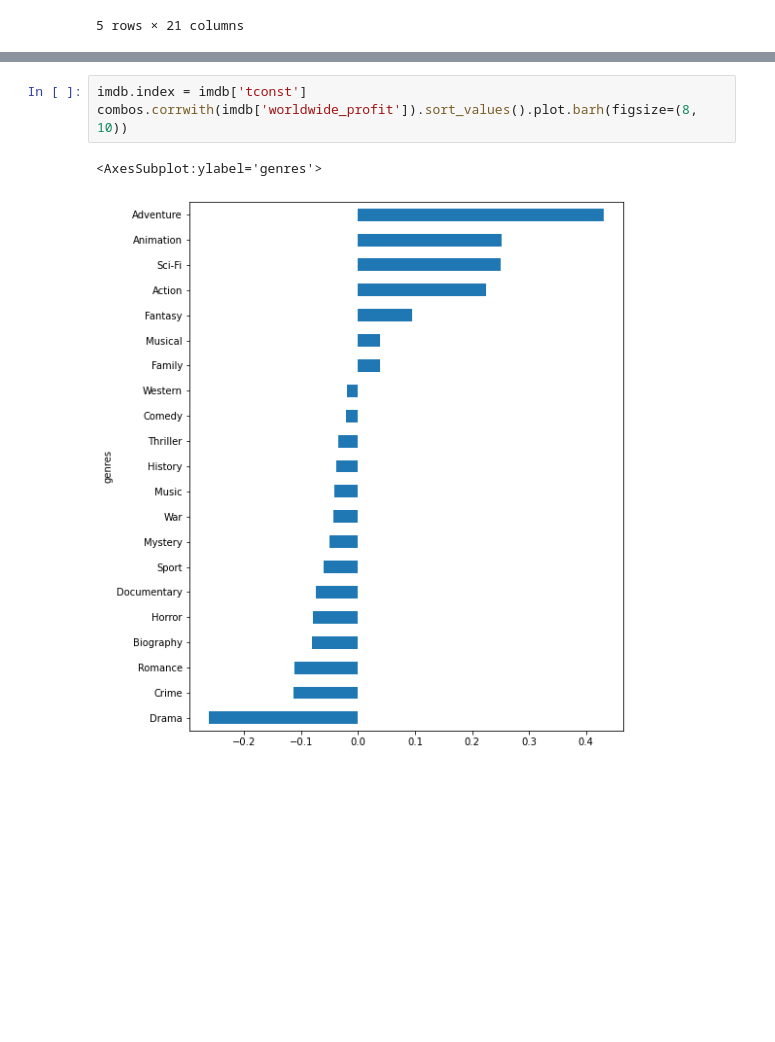
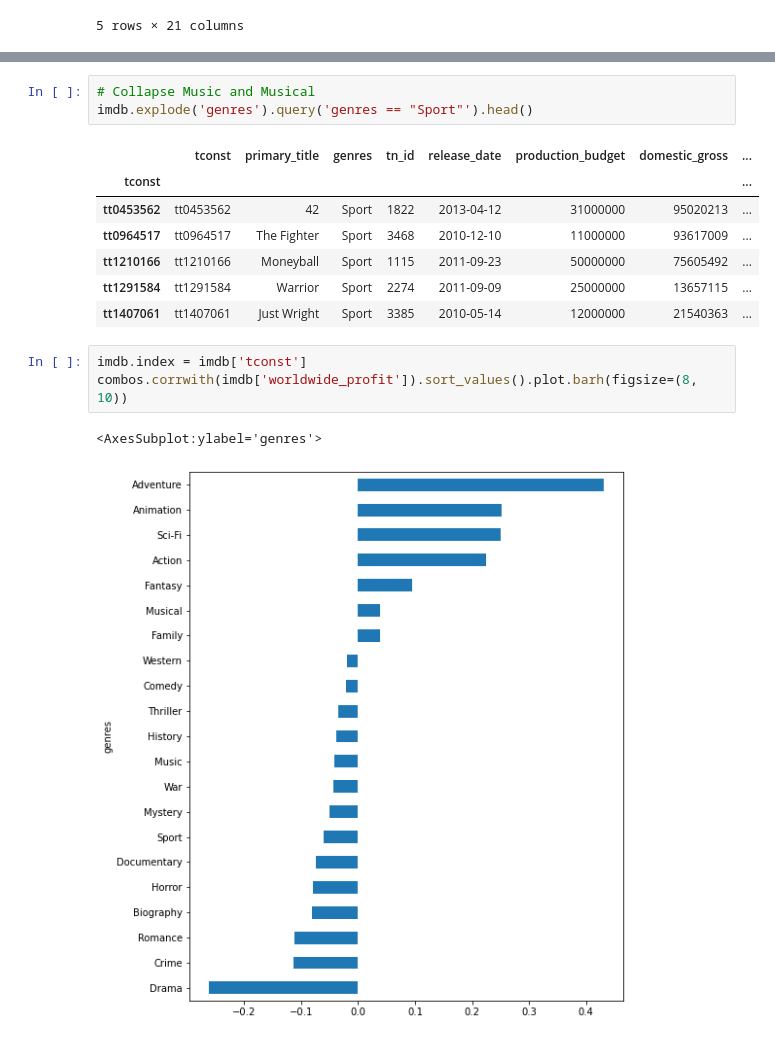
Before and after one commit to ndgigliotti/dsc-phase-1-project, a Jupyter notebook: genres.ipynb, the cells around one changed output, grey strips where cells are left out. Cells and saved outputs as stored; diff of their text form; blank space fills up the shorter version.

```diff
--- a/genres.ipynb
+++ b/genres.ipynb
@@ -259,3 +279,14 @@ combos.head()
+# %%
+# Collapse Music and Musical
+imdb.explode('genres').query('genres == "Sport"').head()
+# %% [output]
+|  | tconst | primary_title | genres | tn_id | release_date | production_budget | domestic_gross | ... |
+| tconst |  |  |  |  |  |  |  | ... |
+| tt0453562 | tt0453562 | 42 | Sport | 1822 | 2013-04-12 | 31000000 | 95020213 | ... |
+| tt0964517 | tt0964517 | The Fighter | Sport | 3468 | 2010-12-10 | 11000000 | 93617009 | ... |
+| tt1210166 | tt1210166 | Moneyball | Sport | 1115 | 2011-09-23 | 50000000 | 75605492 | ... |
+| tt1291584 | tt1291584 | Warrior | Sport | 2274 | 2011-09-09 | 25000000 | 13657115 | ... |
+| tt1407061 | tt1407061 | Just Wright | Sport | 3385 | 2010-05-14 | 12000000 | 21540363 | ... |
 # %%
 imdb.index = imdb['tconst']
 combos.corrwith(imdb['worldwide_profit']).sort_values().plot.barh(figsize=(8, 10))
```
Also changed, not shown: parts of 1 cell of this notebook, 1 other file.
